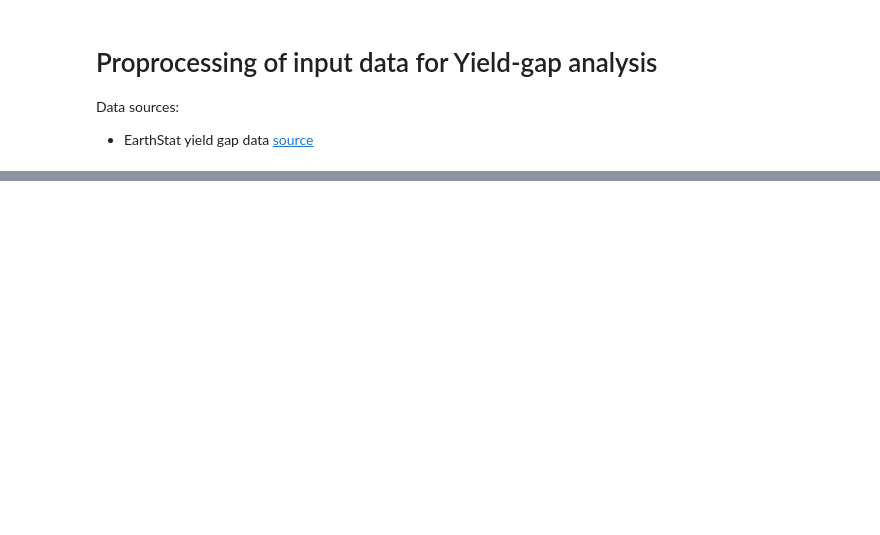
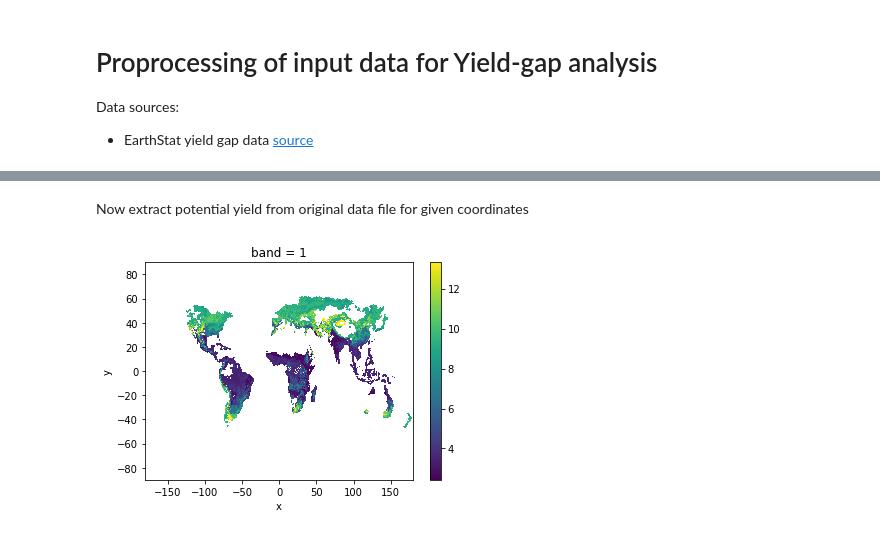
Before and after one commit to cwerner/yieldgap-analysis-africa, a Jupyter notebook: preprocessing.ipynb, the cells around one changed output, grey strips where cells are left out. Drawn from its saved outputs; the diff is of its cells as text; code cells hidden in the pictures; blank space fills up the shorter version.

```diff
--- a/preprocessing.ipynb
+++ b/preprocessing.ipynb
@@ -252,0 +230,8 @@ new.country.plot()
+# %% [markdown]
+Now extract potential yield from original data file for given coordinates
+# %%
+with xr.open_rasterio(data_path / "maize_yieldpotential.tif") as ypottif:
+    ypottif = ypottif.where(ypottif > -1000) #.sel(x=slice(-30,60), y=slice(40, -50))
+    ypottif.plot();
+# %% [output]
+[figure, added]
```
Also changed, not shown: parts of 43 cells of this notebook.
